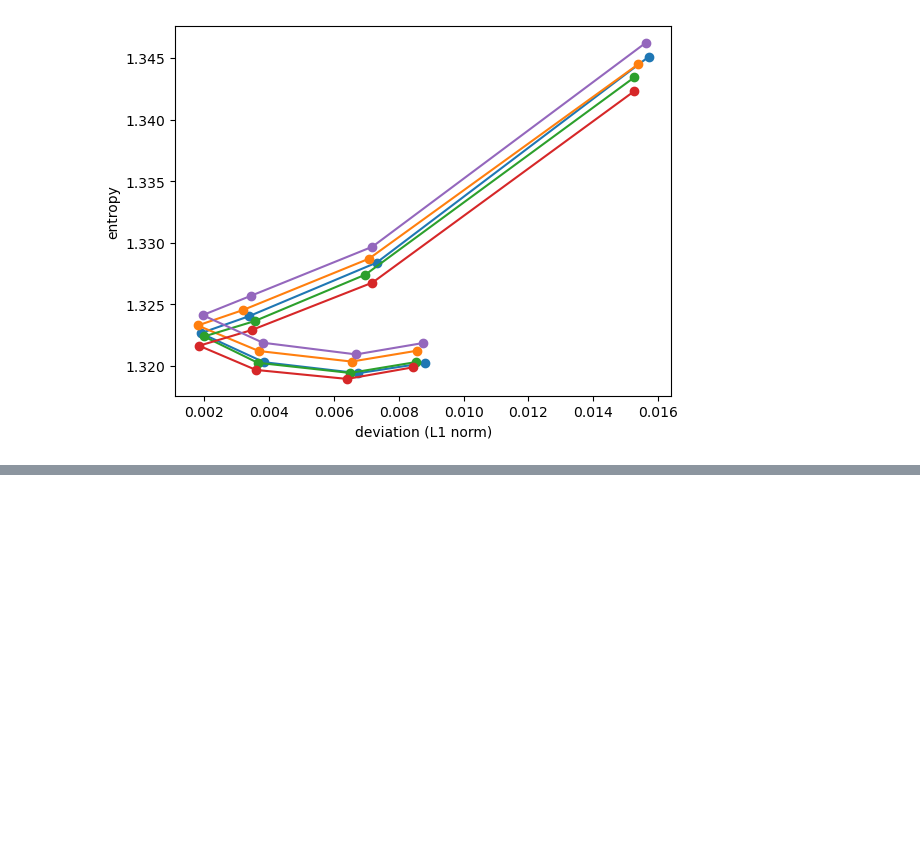
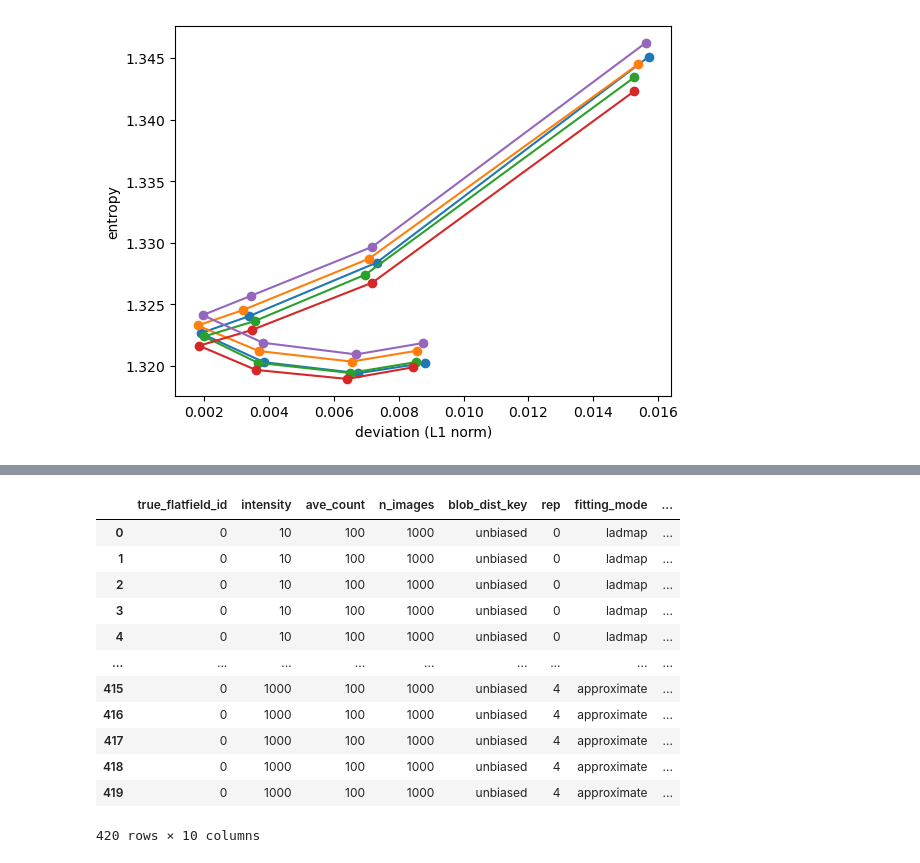
Before and after one commit to yfukai/BaSiCpy, a Jupyter notebook: misc_notebooks/analysis_for_publication/002a_benchmark_with_synthesized_data.ipynb, the cells around one changed output, grey strips where cells are left out. Cells and saved outputs as stored; diff of their text form; code cells hidden in the pictures; blank space fills up the shorter version.

```diff
--- a/misc_notebooks/analysis_for_publication/002a_benchmark_with_synthesized_data.ipynb
+++ b/misc_notebooks/analysis_for_publication/002a_benchmark_with_synthesized_data.ipynb
@@ -697,0 +776,17 @@ for vals, grp in  estimated_parameters_df.groupby(keys):
+# %%
+estimated_parameters_df2 = pd.DataFrame.from_records(estimated_parameters2).reset_index(drop=True)
+estimated_parameters_df2
+# %% [output]
+|  | true_flatfield_id | intensity | ave_count | n_images | blob_dist_key | rep | fitting_mode | ... |
+| 0 | 0 | 10 | 100 | 1000 | unbiased | 0 | ladmap | ... |
+| 1 | 0 | 10 | 100 | 1000 | unbiased | 0 | ladmap | ... |
+| 2 | 0 | 10 | 100 | 1000 | unbiased | 0 | ladmap | ... |
+| 3 | 0 | 10 | 100 | 1000 | unbiased | 0 | ladmap | ... |
+| 4 | 0 | 10 | 100 | 1000 | unbiased | 0 | ladmap | ... |
+| ... | ... | ... | ... | ... | ... | ... | ... | ... |
+| 415 | 0 | 1000 | 100 | 1000 | unbiased | 4 | approximate | ... |
+| 416 | 0 | 1000 | 100 | 1000 | unbiased | 4 | approximate | ... |
+| 417 | 0 | 1000 | 100 | 1000 | unbiased | 4 | approximate | ... |
+| 418 | 0 | 1000 | 100 | 1000 | unbiased | 4 | approximate | ... |
+| 419 | 0 | 1000 | 100 | 1000 | unbiased | 4 | approximate | ... |
+420 rows × 10 columns
```
Also changed, not shown: parts of 7 cells of this notebook.
